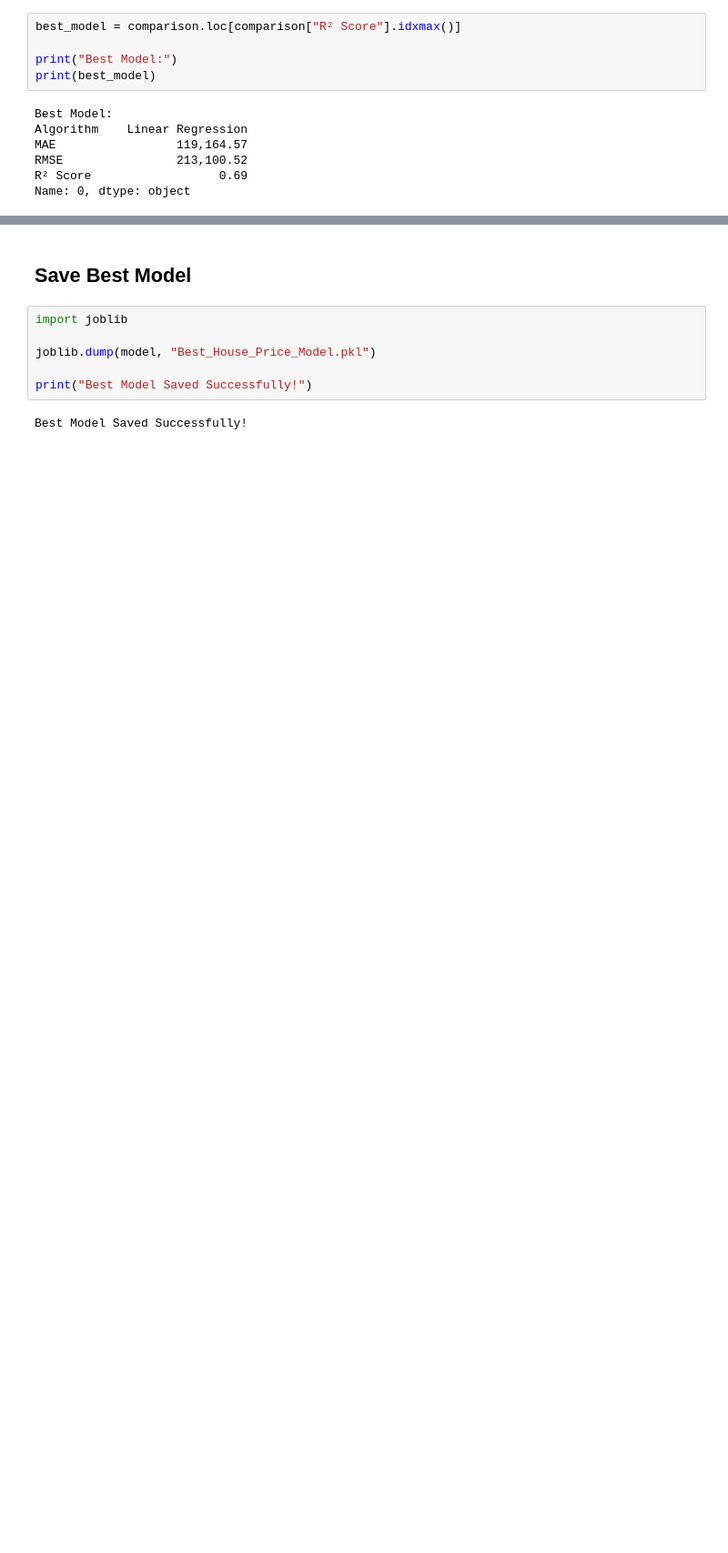
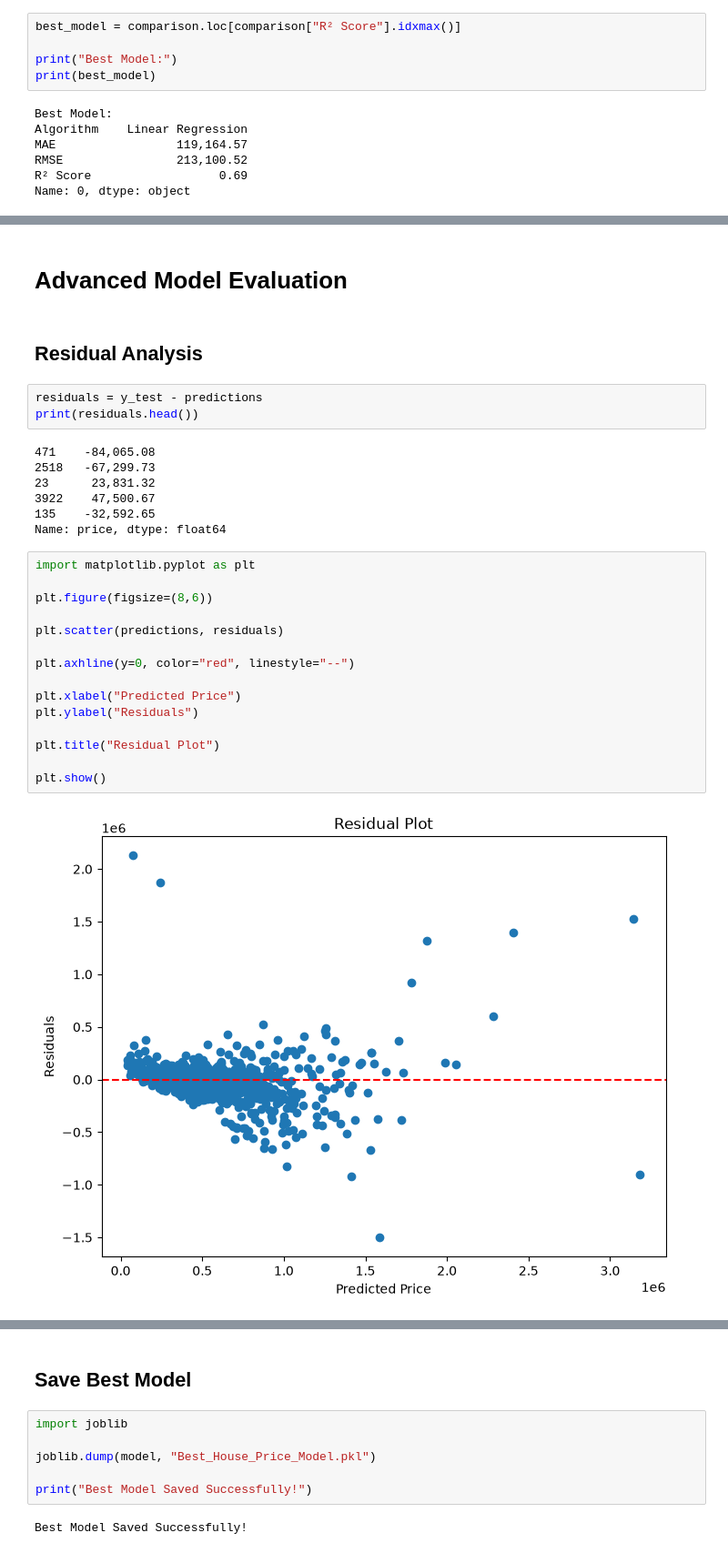
Before and after one commit to Pragna-sri02/AIML_Classes, a Jupyter notebook: house_price_prediction.ipynb, the cells around one changed output, grey strips where cells are left out. Shown at 91% size. Saved outputs shown, nothing was run; the diff lists cells and outputs as text; blank space fills up the shorter version.

```diff
--- a/house_price_prediction.ipynb
+++ b/house_price_prediction.ipynb
@@ -805,0 +860,31 @@ Name: 0, dtype: object
+# %% [markdown]
+# Advanced Model Evaluation
+# %% [markdown]
+## Residual Analysis
+# %%
+residuals = y_test - predictions
+print(residuals.head())
+# %% [output]
+471    -84,065.08
+2518   -67,299.73
+23      23,831.32
+3922    47,500.67
+135    -32,592.65
+Name: price, dtype: float64
+# %%
+import matplotlib.pyplot as plt
+
+plt.figure(figsize=(8,6))
+
+plt.scatter(predictions, residuals)
+
+plt.axhline(y=0, color="red", linestyle="--")
+
+plt.xlabel("Predicted Price")
+plt.ylabel("Residuals")
+
+plt.title("Residual Plot")
+
+plt.show()
+# %% [output]
+[figure, added]
```
Also changed, not shown: parts of 59 cells of this notebook.
